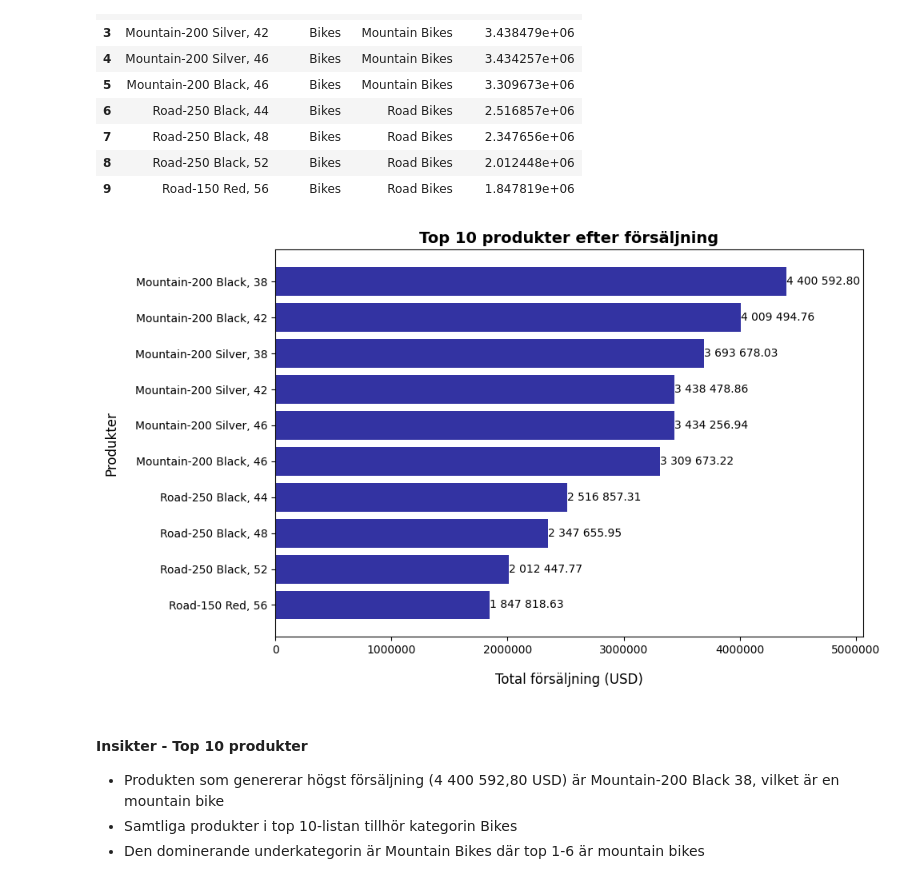
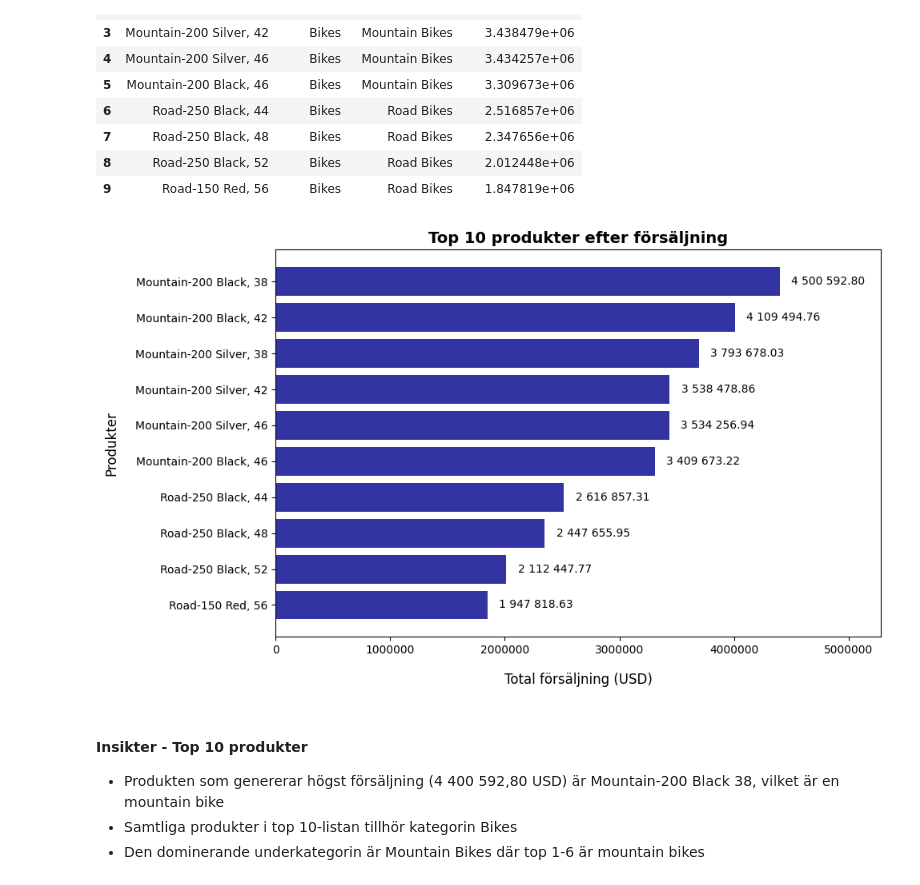
Before and after one commit to josefinoleryd/AdventureWorks_Sales_analysis, a Jupyter notebook: Rapport.ipynb, the cells around one changed output. Drawn from its saved outputs; the diff is of its cells as text; code cells hidden in the pictures.

Commit message:
minor changes to visuals

```diff
--- a/Rapport.ipynb
+++ b/Rapport.ipynb
@@ -556,28 +556,28 @@ df_vis5
 # %%
 _, ax = plt.subplots(figsize=(10,6))
 
 bars = ax.barh(df_vis5["ProduktNamn"], df_vis5["TotalFörsäljning"], color="darkblue", alpha=0.8)
 
 for bar in bars:
-    width = bar.get_width()
+    width = bar.get_width() + 100_000
     ax.text(
         width,
         bar.get_y() + bar.get_height() / 2,
         f"{width:,.2f}".replace(",", " "),
         va="center",
         ha="left"
     )
 
 ax.set_xlabel("Total försäljning (USD)", fontsize=12, labelpad=15)
 ax.set_ylabel("Produkter", fontsize=12, labelpad=15)
 ax.set_title("Top 10 produkter efter försäljning", fontsize=14, fontweight="bold")
-ax.set_xlim(0, df_vis5["TotalFörsäljning"].max() * 1.15)
+ax.set_xlim(0, df_vis5["TotalFörsäljning"].max() * 1.20)
 ax.invert_yaxis()
 ax.ticklabel_format(style="plain", axis="x")
 
 plt.tight_layout()
 # %% [output]
-[figure, old version]
+[figure, new version]
 # %% [markdown]
 #### Insikter - Top 10 produkter
 
```
